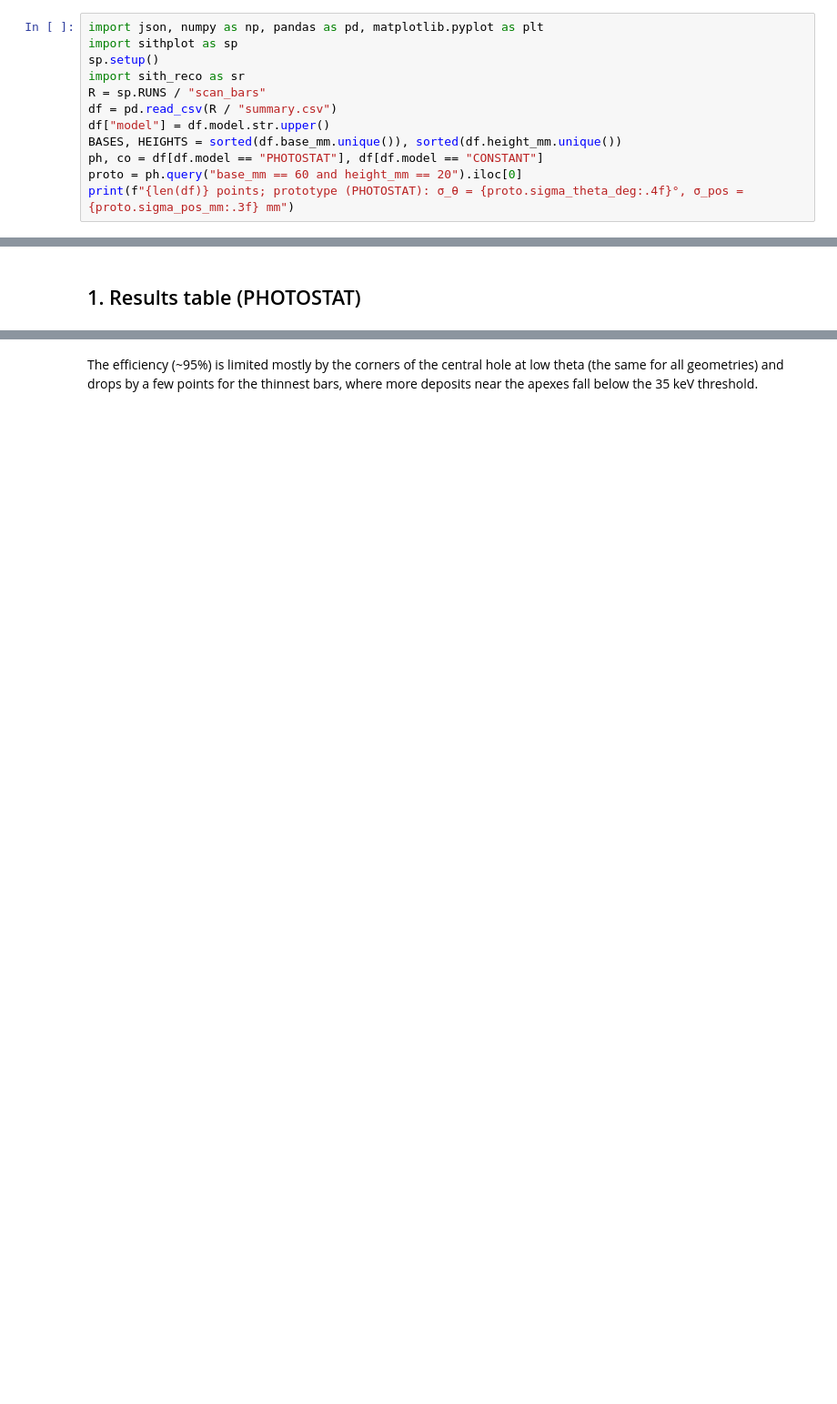
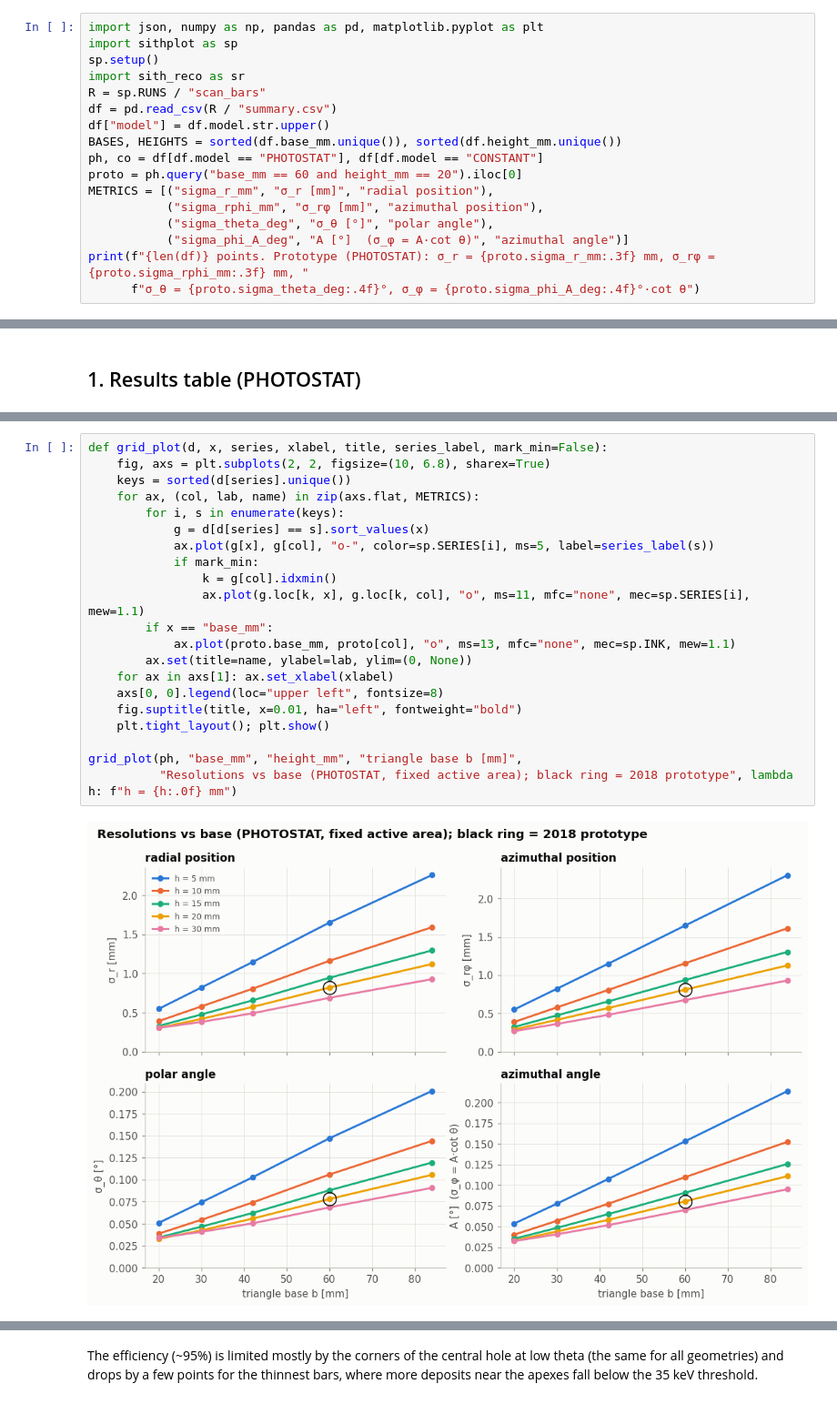
Before and after one commit to Ncanale/JEPO-1.1, a Jupyter notebook: notebooks/03_bar_size_scan.ipynb, the cells around one changed output, grey strips where cells are left out. Shown at 91% size. Cells and saved outputs as stored; diff of their text form; blank space fills up the shorter version.

```diff
--- a/notebooks/03_bar_size_scan.ipynb
+++ b/notebooks/03_bar_size_scan.ipynb
@@ -21,5 +30,10 @@ df["model"] = df.model.str.upper()
 BASES, HEIGHTS = sorted(df.base_mm.unique()), sorted(df.height_mm.unique())
 ph, co = df[df.model == "PHOTOSTAT"], df[df.model == "CONSTANT"]
 proto = ph.query("base_mm == 60 and height_mm == 20").iloc[0]
-print(f"{len(df)} points; prototype (PHOTOSTAT): σ_θ = {proto.sigma_theta_deg:.4f}°, σ_pos = {proto.sigma_pos_mm:.3f} mm")
+METRICS = [("sigma_r_mm", "σ_r [mm]", "radial position"),
+           ("sigma_rphi_mm", "σ_rφ [mm]", "azimuthal position"),
+           ("sigma_theta_deg", "σ_θ [°]", "polar angle"),
+           ("sigma_phi_A_deg", "A [°]  (σ_φ = A·cot θ)", "azimuthal angle")]
+print(f"{len(df)} points. Prototype (PHOTOSTAT): σ_r = {proto.sigma_r_mm:.3f} mm, σ_rφ = {proto.sigma_rphi_mm:.3f} mm, "
+      f"σ_θ = {proto.sigma_theta_deg:.4f}°, σ_φ = {proto.sigma_phi_A_deg:.4f}°·cot θ")
 # %% [output]
@@ -46,0 +90,23 @@ One line per height. At fixed height the resolution scales roughly linearly with
+# %%
+def grid_plot(d, x, series, xlabel, title, series_label, mark_min=False):
+    fig, axs = plt.subplots(2, 2, figsize=(10, 6.8), sharex=True)
+    keys = sorted(d[series].unique())
+    for ax, (col, lab, name) in zip(axs.flat, METRICS):
+        for i, s in enumerate(keys):
+            g = d[d[series] == s].sort_values(x)
+            ax.plot(g[x], g[col], "o-", color=sp.SERIES[i], ms=5, label=series_label(s))
+            if mark_min:
+                k = g[col].idxmin()
+                ax.plot(g.loc[k, x], g.loc[k, col], "o", ms=11, mfc="none", mec=sp.SERIES[i], mew=1.1)
+        if x == "base_mm":
+            ax.plot(proto.base_mm, proto[col], "o", ms=13, mfc="none", mec=sp.INK, mew=1.1)
+        ax.set(title=name, ylabel=lab, ylim=(0, None))
+    for ax in axs[1]: ax.set_xlabel(xlabel)
+    axs[0, 0].legend(loc="upper left", fontsize=8)
+    fig.suptitle(title, x=0.01, ha="left", fontweight="bold")
+    plt.tight_layout(); plt.show()
+
+grid_plot(ph, "base_mm", "height_mm", "triangle base b [mm]",
+          "Resolutions vs base (PHOTOSTAT, fixed active area); black ring = 2018 prototype", lambda h: f"h = {h:.0f} mm")
+# %% [output]
+[figure, added]
```
Also changed, not shown: parts of 33 cells of this notebook, 5 other files.
